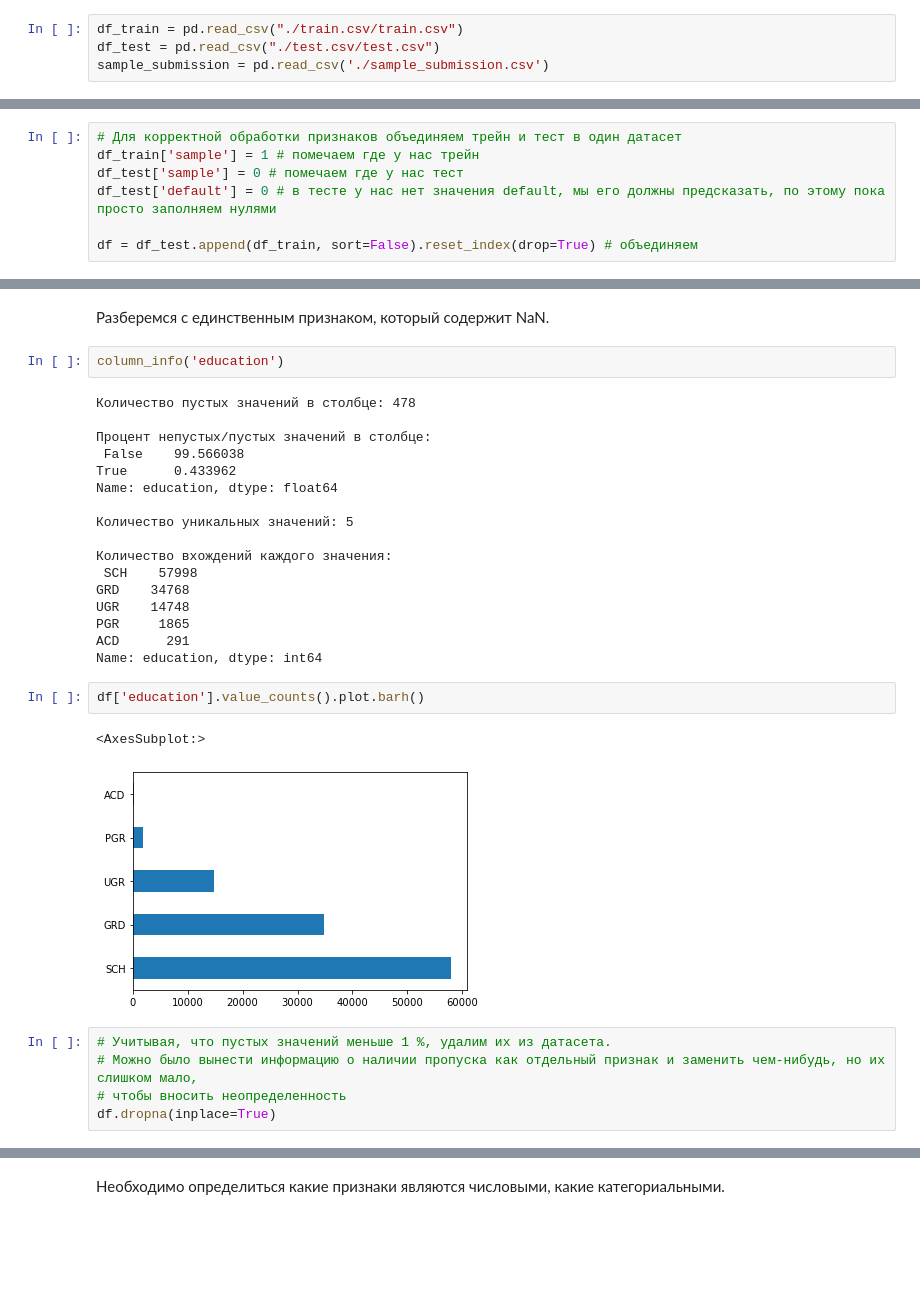
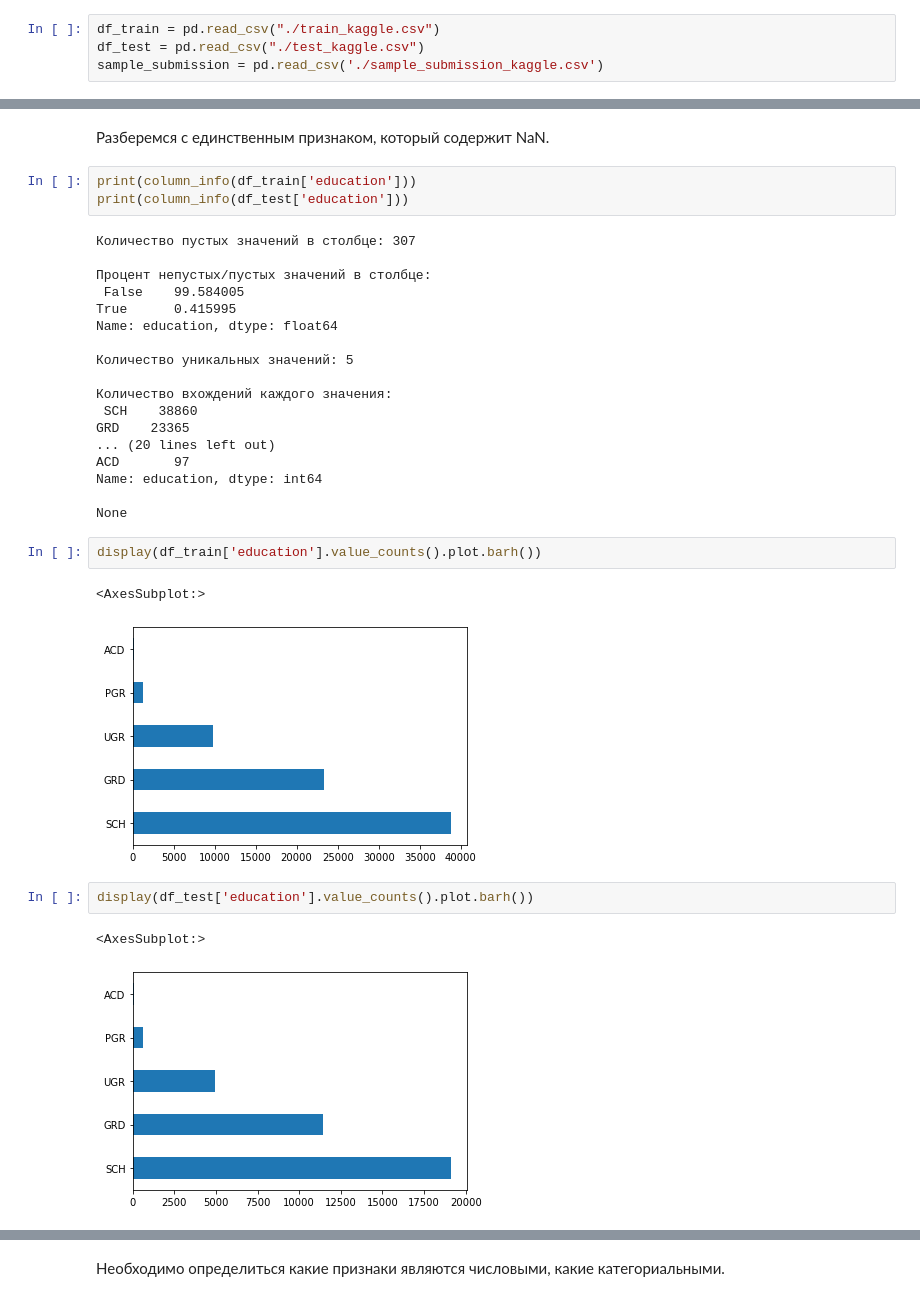
Before and after one commit to YuliaBOGDANOVA/skillfactory_rds, a Jupyter notebook: module_4/[SF-DST] Credit Scoring - Yulia_Bogdanova.ipynb, the cells around one changed output, grey strips where cells are left out. Drawn from its saved outputs; the diff is of its cells as text; blank space fills up the shorter version.

```diff
--- a/module_4/[SF-DST] Credit Scoring - Yulia_Bogdanova.ipynb
+++ b/module_4/[SF-DST] Credit Scoring - Yulia_Bogdanova.ipynb
@@ -42,9 +42,9 @@ RANDOM_SEED = 42
 # %% [markdown]
 ## 1. Импорт данных
 # %%
-df_train = pd.read_csv("./train.csv/train.csv")
-df_test = pd.read_csv("./test.csv/test.csv")
-sample_submission = pd.read_csv('./sample_submission.csv')
+df_train = pd.read_csv("./train_kaggle.csv")
+df_test = pd.read_csv("./test_kaggle.csv")
+sample_submission = pd.read_csv('./sample_submission_kaggle.csv')
 # %%
 df_train.info()
 # %% [output]
@@ -124,10 +126,3 @@ Data columns (total 2 columns):
  1   default    24354 non-null  float64
 dtypes: float64(1), int64(1)
 memory usage: 380.7 KB
-# %%
-# Для корректной обработки признаков объединяем трейн и тест в один датасет
-df_train['sample'] = 1 # помечаем где у нас трейн
-df_test['sample'] = 0 # помечаем где у нас тест
-df_test['default'] = 0 # в тесте у нас нет значения default, мы его должны предсказать, по этому пока просто заполняем нулями
-
-df = df_test.append(df_train, sort=False).reset_index(drop=True) # объединяем
@@ -272,32 +236,34 @@ def conf_mat(y_valid, y_pred):
     plt.show()
 # %% [markdown]
 Разберемся с единственным признаком, который содержит NaN.
-# %%
-column_info('education')
-# %% [output]
-Количество пустых значений в столбце: 478
-
-Процент непустых/пустых значений в столбце:
- False    99.566038
-True      0.433962
-Name: education, dtype: float64
-
-Количество уникальных значений: 5
-
-Количество вхождений каждого значения:
- SCH    57998
-GRD    34768
-UGR    14748
-PGR     1865
-ACD      291
-Name: education, dtype: int64
+# %%
+print(column_info(df_train['education']))
+print(column_info(df_test['education']))
+# %% [output]
+Количество пустых значений в столбце: 307
+
+Процент непустых/пустых значений в столбце:
+ False    99.584005
+True      0.415995
+Name: education, dtype: float64
+
+Количество уникальных значений: 5
+
+Количество вхождений каждого значения:
+ SCH    38860
+GRD    23365
+... (20 lines left out)
+ACD       97
+Name: education, dtype: int64
+
+None
 # %%
-df['education'].value_counts().plot.barh()
+display(df_train['education'].value_counts().plot.barh())
 # %% [output]
 <AxesSubplot:>
-[figure, old version]
+[figure, new version]
-# %%
-# Учитывая, что пустых значений меньше 1 %, удалим их из датасета.
-# Можно было вынести информацию о наличии пропуска как отдельный признак и заменить чем-нибудь, но их слишком мало,
-# чтобы вносить неопределенность
-df.dropna(inplace=True)
+# %%
+display(df_test['education'].value_counts().plot.barh())
+# %% [output]
+<AxesSubplot:>
+[figure, added]
```
Also changed, not shown: parts of 59 cells of this notebook, 3 other files.
